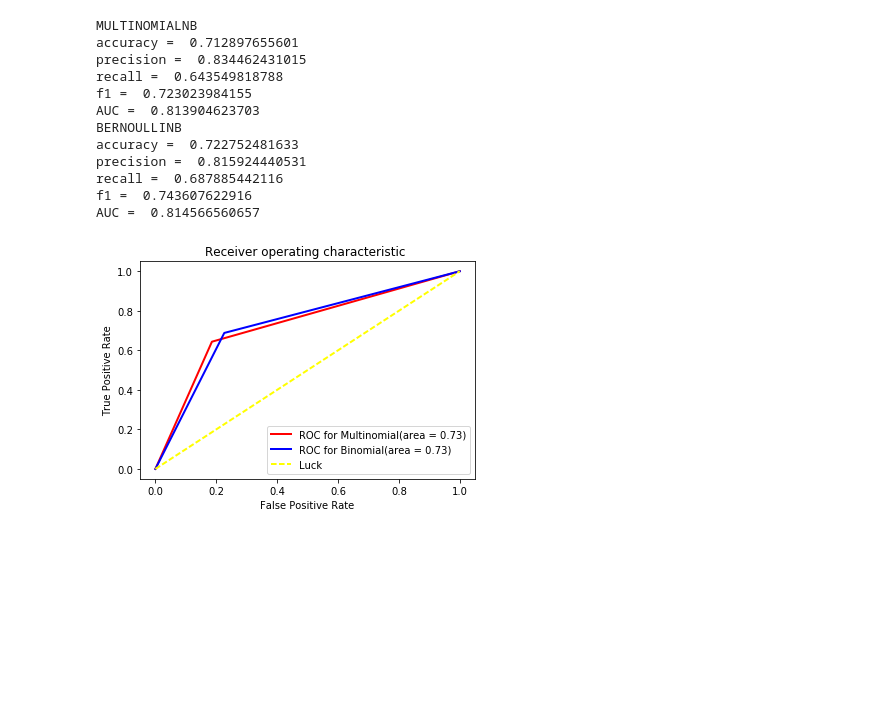
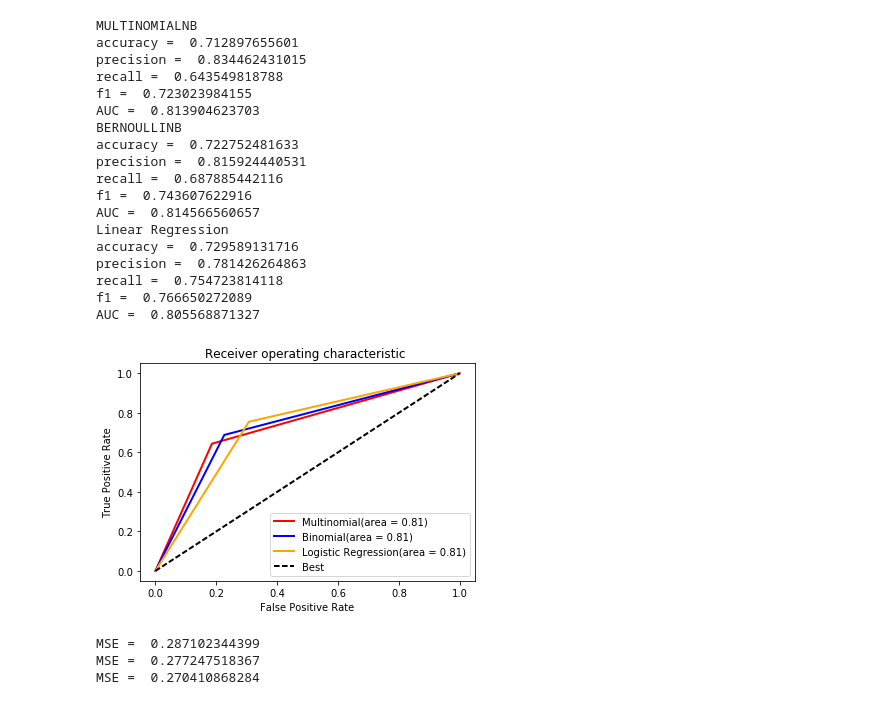
Before and after one commit to dattasainathd/TwitterBot3, a Jupyter notebook: Algorithm_For_Mid_Report.ipynb, the cells around one changed output. Cells and saved outputs as stored; diff of their text form; code cells hidden in the pictures; blank space fills up the shorter version.

```diff
--- a/Algorithm_For_Mid_Report.ipynb
+++ b/Algorithm_For_Mid_Report.ipynb
@@ -43,12 +43,18 @@ from sklearn.naive_bayes import MultinomialNB
 from sklearn.naive_bayes import BernoulliNB
 from sklearn.feature_extraction.text import CountVectorizer
 from sklearn.model_selection import cross_val_score
+from sklearn.linear_model import LogisticRegression
+
 
 count_vectorizer = CountVectorizer()
 X = count_vectorizer.fit_transform(data)
 Y =target
+
+
 classifier1 = MultinomialNB()
 classifier2 = BernoulliNB()
+classifier3 = LogisticRegression()
+
 print("MULTINOMIALNB")
 scores1 = cross_val_score(classifier1, X, Y, cv=10, scoring='accuracy')
 print("accuracy = ",scores1.mean())
@@ -71,6 +77,17 @@ scores2 = cross_val_score(classifier2, X, Y, cv=10, scoring='f1')
 print("f1 = ",scores2.mean())
 scores2 = cross_val_score(classifier2, X, Y, cv=10, scoring='roc_auc')
 print("AUC = ",scores2.mean())
+print("Logistic Regression")
+scores3 = cross_val_score(classifier3, X, Y, cv=10, scoring='accuracy')
+print("accuracy = ",scores3.mean())
+scores3 = cross_val_score(classifier3, X, Y, cv=10, scoring='precision')
+print("precision = ",scores3.mean())
+scores3 = cross_val_score(classifier3, X, Y, cv=10, scoring='recall')
+print("recall = ",scores3.mean())
+scores3 = cross_val_score(classifier3, X, Y, cv=10, scoring='f1')
+print("f1 = ",scores3.mean())
+scores3 = cross_val_score(classifier3, X, Y, cv=10, scoring='roc_auc')
+print("AUC = ",scores3.mean())
 # %% [output]
 MULTINOMIALNB
 accuracy =  0.712897655601
@@ -84,6 +101,12 @@ precision =  0.815924440531
 recall =  0.687885442116
 f1 =  0.743607622916
 AUC =  0.814566560657
+Linear Regression
+accuracy =  0.729589131716
+precision =  0.781426264863
+recall =  0.754723814118
+f1 =  0.766650272089
+AUC =  0.805568871327
 # %%
 import numpy as np
 import matplotlib.pyplot as plt
@@ -91,32 +114,50 @@ from sklearn.metrics import roc_curve, auc
 # %%
 from sklearn.model_selection import cross_val_predict
 
 lw=2
 
 probas = cross_val_predict(classifier1, X, Y, cv=10);
 # Compute ROC curve and area the curve for MNB
 fpr, tpr, thresholds = roc_curve(Y, probas)
 roc_auc = auc(fpr, tpr)
 plt.plot(fpr, tpr, lw=lw, color="red",
-             label='ROC for Multinomial(area = %0.2f)' % ( roc_auc))
+             label='Multinomial(area = %0.2f)' % ( scores1.mean()))
 probas = cross_val_predict(classifier2, X, Y, cv=10);
 # Compute ROC curve and area the curve for BNB
 fpr, tpr, thresholds = roc_curve(Y, probas)
 roc_auc = auc(fpr, tpr)
 plt.plot(fpr, tpr, lw=lw, color="blue",
-             label='ROC for Binomial(area = %0.2f)' % ( roc_auc))
+             label='Binomial(area = %0.2f)' % (scores2.mean()))
+probas = cross_val_predict(classifier3, X, Y, cv=10);
+roc_auc = auc(fpr, tpr)
 
+# Compute ROC curve and area the curve for MNB
+fpr, tpr, thresholds = roc_curve(Y, probas)
 
-plt.plot([0, 1], [0, 1], linestyle='--', lw=lw, color='yellow',
-         label='Luck')
+plt.plot(fpr, tpr, lw=lw, color="orange",
+             label='Logistic Regression(area = %0.2f)' % ( scores3.mean()))
+
+plt.plot([0, 1], [0, 1], linestyle='--', lw=lw, color='black',
+         label='Best')
 
 
 plt.xlim([-0.05, 1.05])
 plt.ylim([-0.05, 1.05])
 plt.xlabel('False Positive Rate')
 plt.ylabel('True Positive Rate')
 plt.title('Receiver operating characteristic ')
 plt.legend(loc="lower right")
 plt.show()
 # %% [output]
-[figure, old version]
+[figure, new version]
+# %%
+scores1 = cross_val_score(classifier1, X, Y, cv=10, scoring='neg_mean_squared_error')
+print("MSE = ",-1*scores1.mean())
+scores2 = cross_val_score(classifier2, X, Y, cv=10, scoring='neg_mean_squared_error')
+print("MSE = ",-1*scores2.mean())
+scores3 = cross_val_score(classifier3, X, Y, cv=10, scoring='neg_mean_squared_error')
+print("MSE = ",-1*scores3.mean())
+# %% [output]
+MSE =  0.287102344399
+MSE =  0.277247518367
+MSE =  0.270410868284
```
Also changed, not shown: 2 other files.
